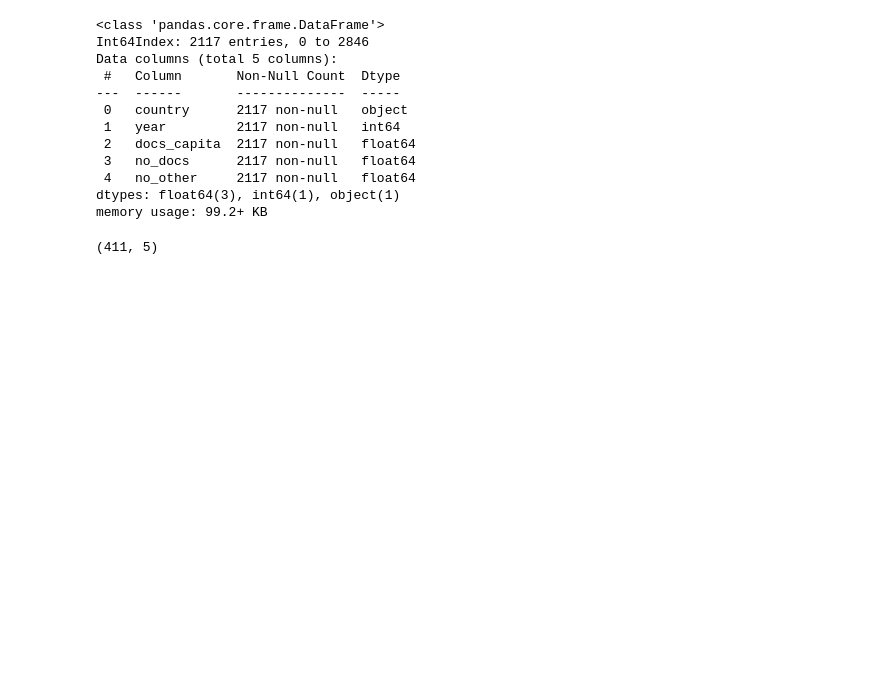
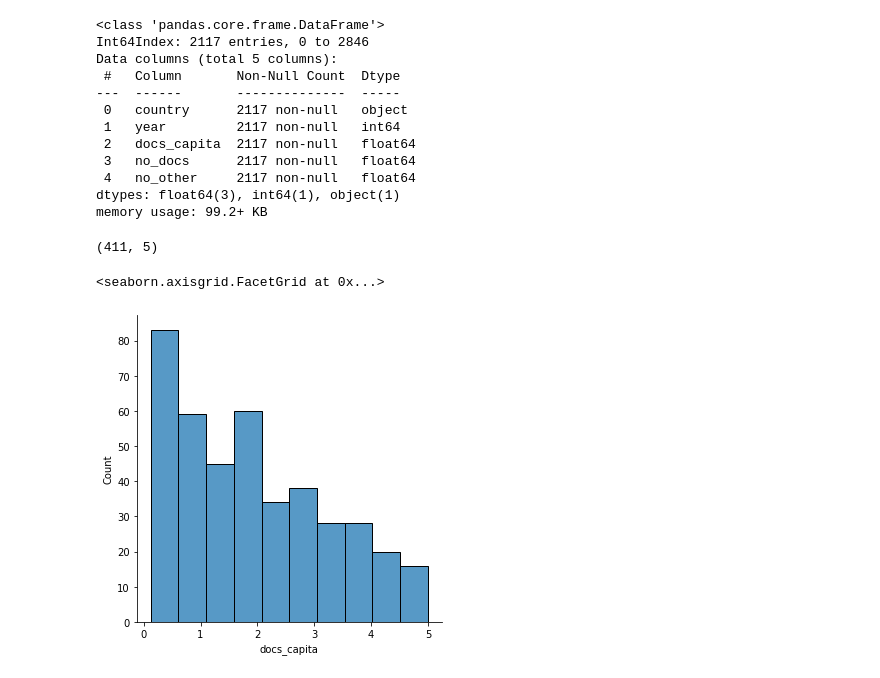
Before and after one commit to ozbunae/med_staff_data, a Jupyter notebook: World Wide Medical Staff.ipynb, the cells around one changed output. Saved outputs shown, nothing was run; the diff lists cells and outputs as text; code cells hidden in the pictures; blank space fills up the shorter version.

```diff
--- a/World Wide Medical Staff.ipynb
+++ b/World Wide Medical Staff.ipynb
@@ -128,4 +128,9 @@ new = df1[(df1['docs_capita'] <= 5)]
 new.shape
 # %% [output]
 (411, 5)
+# %%
+sns.displot(new.docs_capita)
+# %% [output]
+<seaborn.axisgrid.FacetGrid at 0x...>
+[figure, added]
 # %%
```
Also changed, not shown: parts of 2 cells of this notebook.
